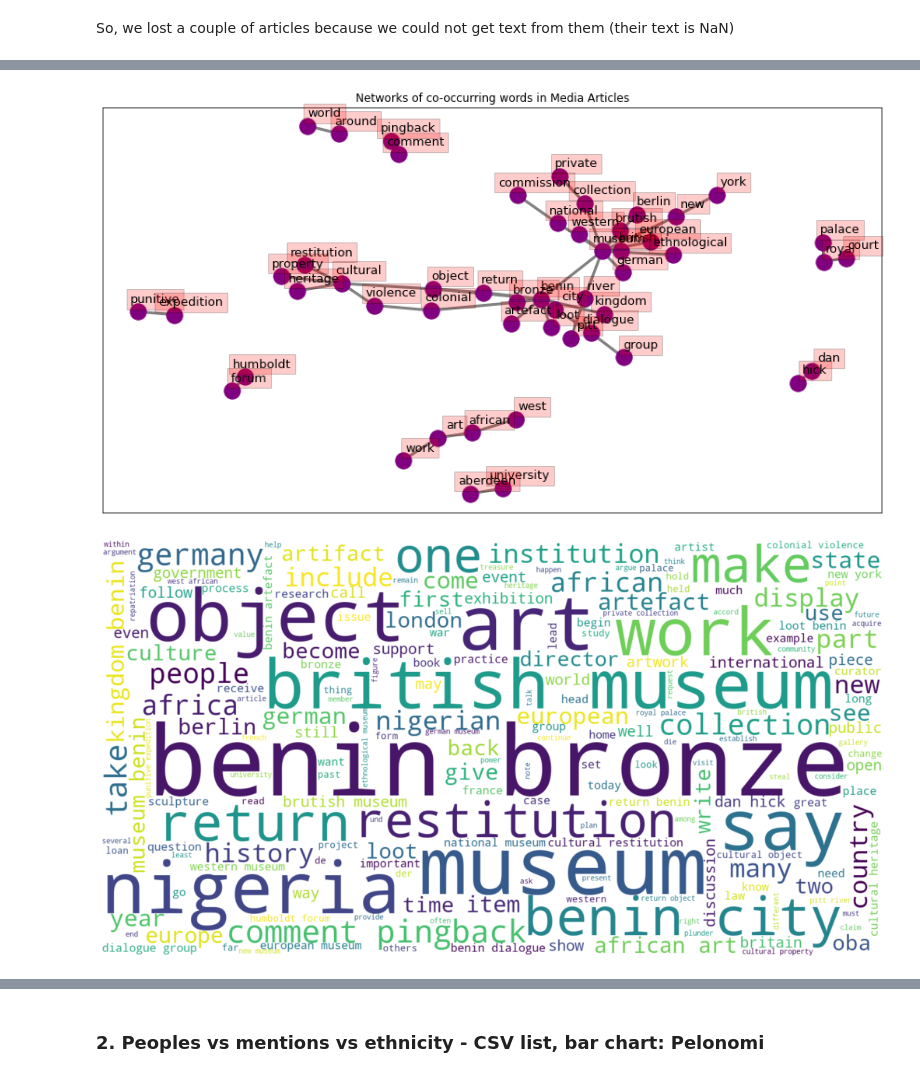
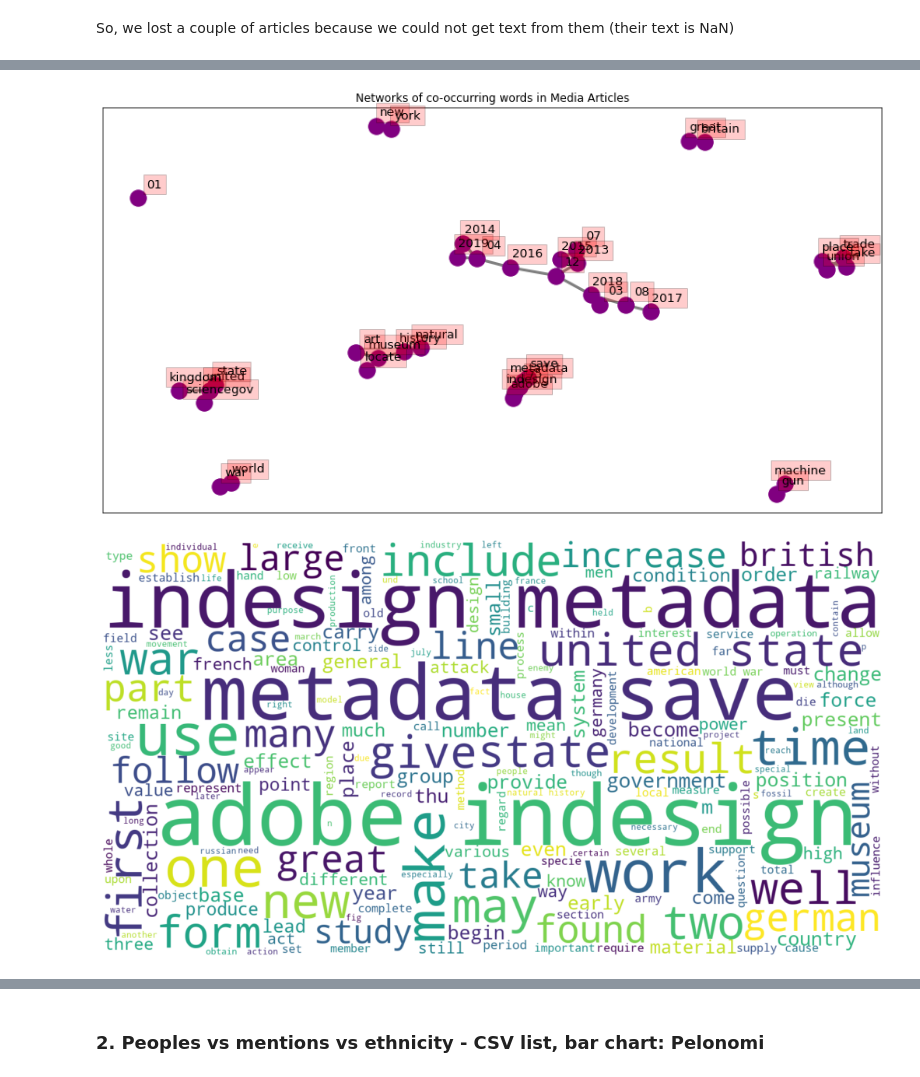
Before and after one commit to TamatiB/restitution_africa2021, a Jupyter notebook: scrape_crawl/Tendaguru_Vizs_PM.ipynb, the cells around one changed output, grey strips where cells are left out. Cells and saved outputs as stored; diff of their text form; code cells hidden in the pictures.

```diff
--- a/scrape_crawl/Tendaguru_Vizs_PM.ipynb
+++ b/scrape_crawl/Tendaguru_Vizs_PM.ipynb
@@ -426,7 +282,7 @@ plt.show()
 # %% [markdown]
 # Media
 # %%
-df = pd.read_csv('bb_google_content172_cleaned.csv', index_col=0)
+df = pd.read_csv('data/td_google_content313.csv', index_col=0)
 # %% [markdown]
 ### 1. Keywords - Network diagram: Pelonomi
 # %% [markdown]
@@ -441,2 +297,6 @@ df_text.shape
 # %% [markdown]
 So, we lost a couple of articles because we could not get text from them (their text is NaN)
+# %%
+df_text = ct.clean_tweets(df_text,'text','lemma_text',
+                general_clean=True,lemma=True,stem=False,remove_tag=False,remove_mention=False,
+                remove_emoji=False, remove_stopword=True,min_length=1, untokenized_return=True)
@@ -455,10 +309,10 @@ draw_network(df_text, 'lemma_text', 5000) #10000
 # %%
-df_not_nan = df[~df['lemma_text'].isna()]
+df_not_nan = df_text[~df_text['lemma_text'].isna()]
 # %%
-draw_cooccur_network(df_not_nan, 45,'lemma_text', 'Networks of co-occurring words in Media Articles')
+draw_cooccur_network(df_not_nan, 30,'lemma_text', 'Networks of co-occurring words in Media Articles')
 # %% [output]
-[figure, old version]
+[figure, new version]
 # %%
 get_wordcloud(df_text, 'lemma_text')
 # %% [output]
-[figure, old version]
+[figure, new version]
```
Also changed, not shown: parts of 57 cells of this notebook, 5 other files.
